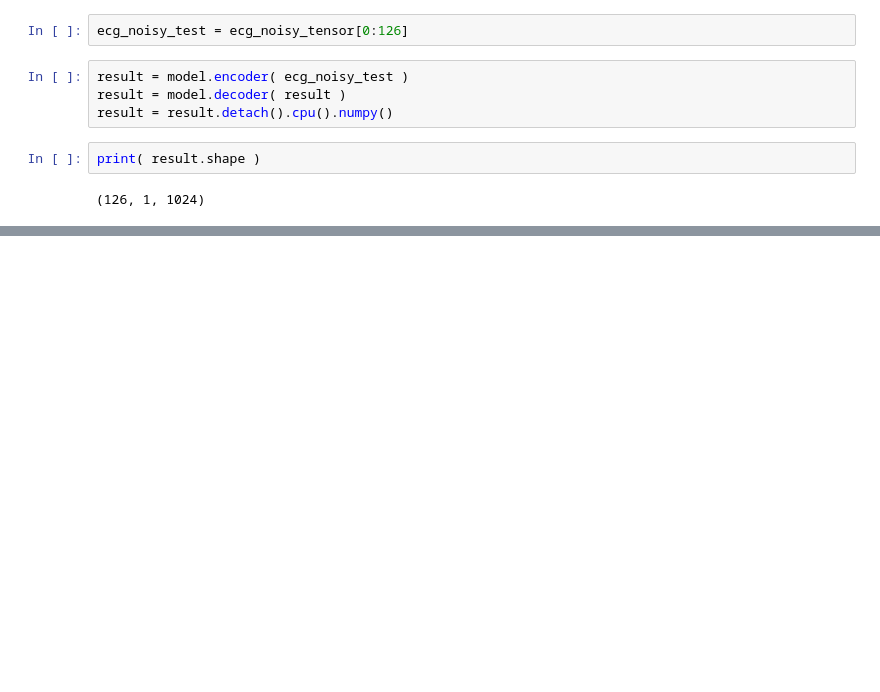
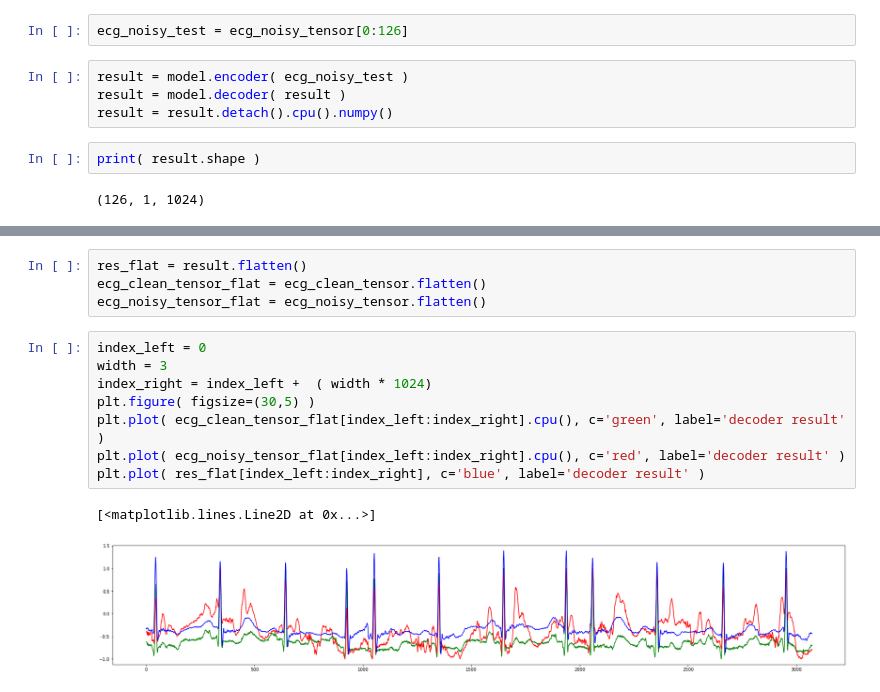
Before and after one commit to enzlaur/pytorch-ml-tuts, a Jupyter notebook: scratch07.ipynb, the cells around one changed output, grey strips where cells are left out. Saved outputs shown, nothing was run; the diff lists cells and outputs as text; blank space fills up the shorter version.

```diff
--- a/scratch07.ipynb
+++ b/scratch07.ipynb
@@ -239,0 +244,15 @@ plt.plot( result[index][0], c='blue', label='decoder result' )
+# %%
+res_flat = result.flatten()
+ecg_clean_tensor_flat = ecg_clean_tensor.flatten()
+ecg_noisy_tensor_flat = ecg_noisy_tensor.flatten()
+# %%
+index_left = 0
+width = 3
+index_right = index_left +  ( width * 1024)
+plt.figure( figsize=(30,5) )
+plt.plot( ecg_clean_tensor_flat[index_left:index_right].cpu(), c='green', label='decoder result' )
+plt.plot( ecg_noisy_tensor_flat[index_left:index_right].cpu(), c='red', label='decoder result' )
+plt.plot( res_flat[index_left:index_right], c='blue', label='decoder result' )
+# %% [output]
+[<matplotlib.lines.Line2D at 0x...>]
+[figure, added]
```
Also changed, not shown: parts of 6 cells of this notebook.
